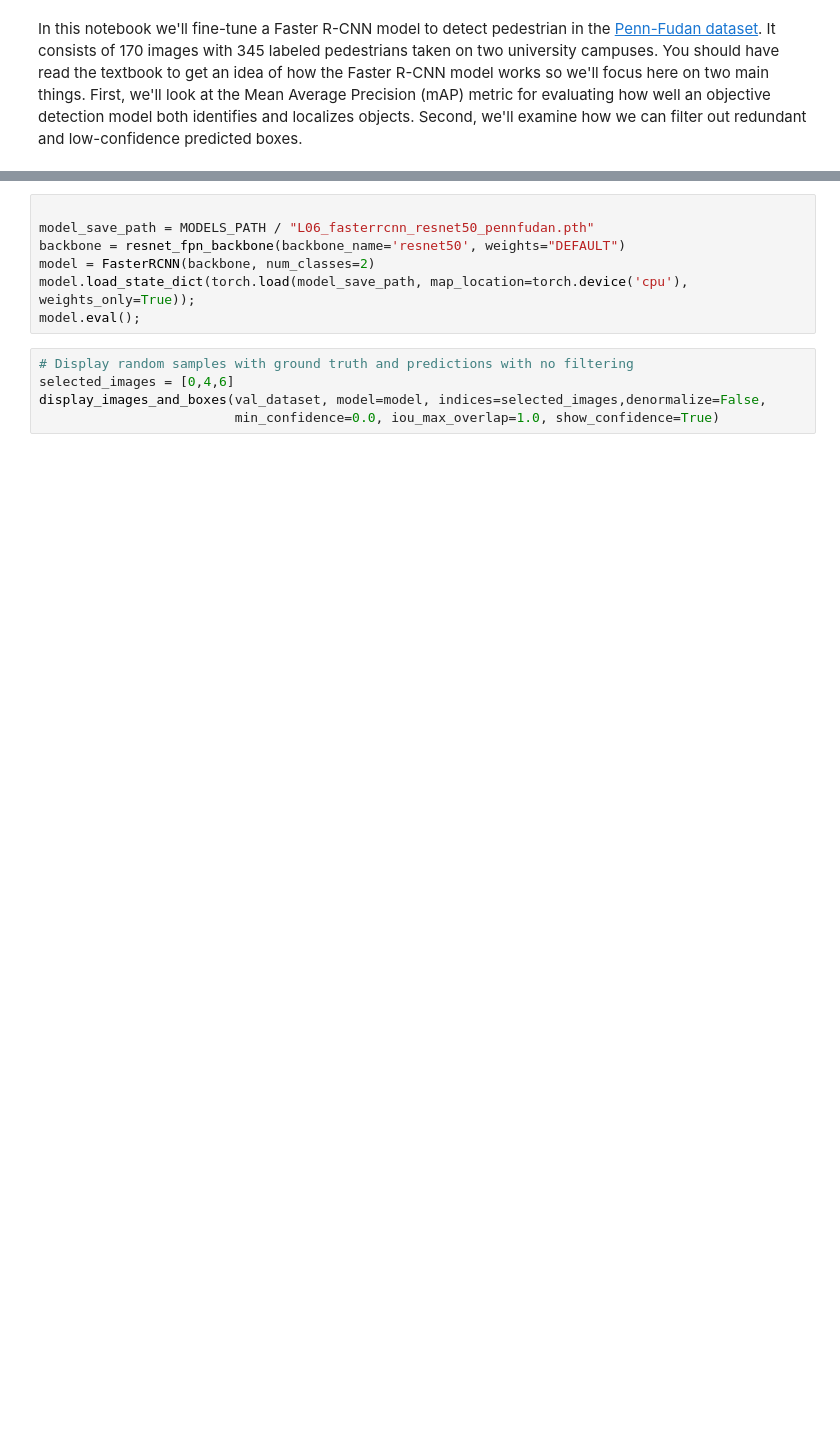
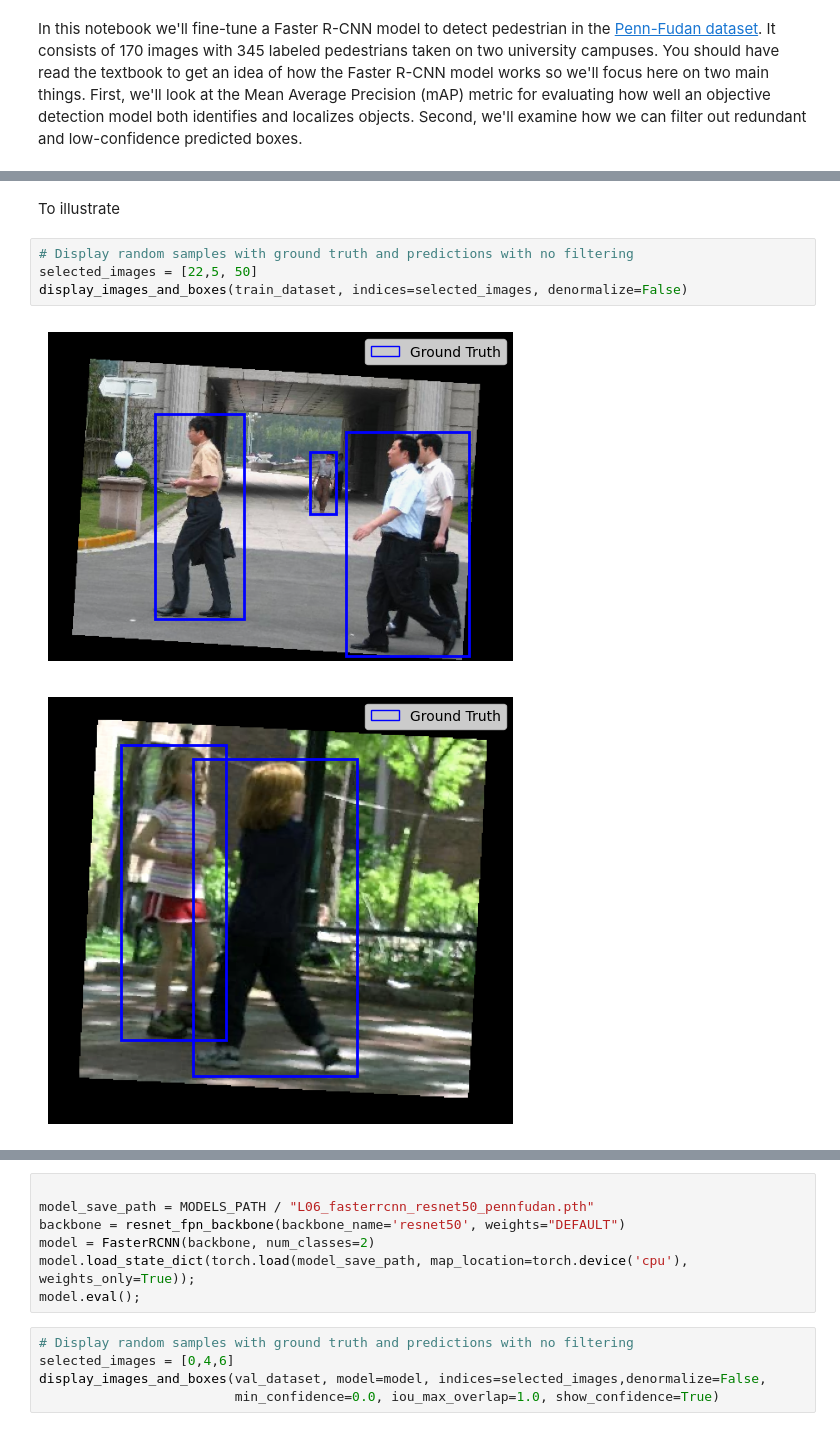
Before and after one commit to nkoranda97/DS776, a Jupyter notebook: Lesson_06_Object_Detection/L06_2_Detection.ipynb, the cells around one changed output, grey strips where cells are left out. Drawn from its saved outputs; the diff is of its cells as text; blank space fills up the shorter version.

```diff
--- a/Lesson_06_Object_Detection/L06_2_Detection.ipynb
+++ b/Lesson_06_Object_Detection/L06_2_Detection.ipynb
@@ -209,3 +228,12 @@ def collate_fn(batch):
 # define training and validation data loaders
 train_loader = DataLoader(train_dataset, batch_size=2, shuffle=True, collate_fn=collate_fn)
 val_loader = DataLoader(val_dataset, batch_size=1, shuffle=False, collate_fn=collate_fn)
+# %% [markdown]
+To illustrate
+# %%
+# Display random samples with ground truth and predictions with no filtering
+selected_images = [22,5, 50]
+display_images_and_boxes(train_dataset, indices=selected_images, denormalize=False)
+# %% [output]
+[figure, added]
+[figure, added]
```
Also changed, not shown: parts of 22 cells of this notebook, 24 other files.
